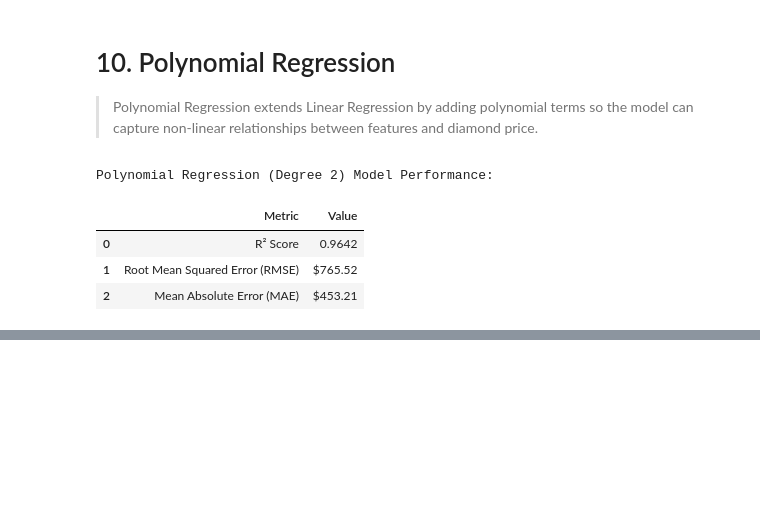
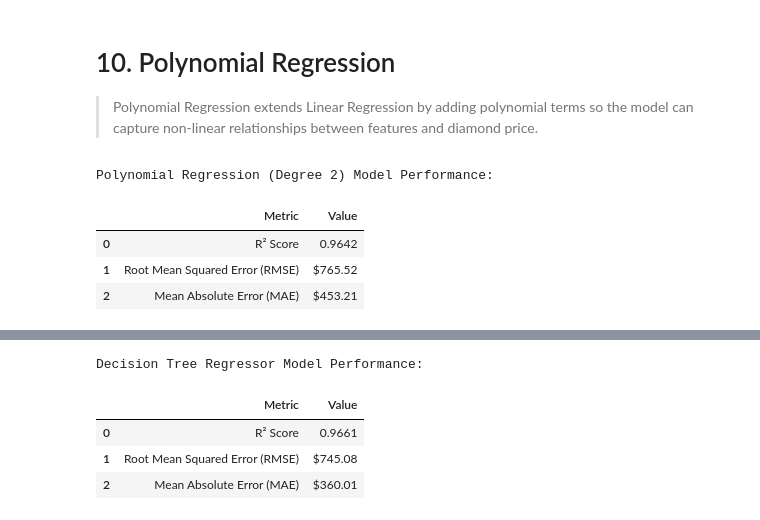
Before and after one commit to anish435/ML_capstone_project, a Jupyter notebook: notebooks/regression.ipynb, the cells around one changed output, grey strips where cells are left out. Saved outputs shown, nothing was run; the diff lists cells and outputs as text; code cells hidden in the pictures; blank space fills up the shorter version.

Commit message:
Regression: Implement Decision Tree Regressor

```diff
--- a/notebooks/regression.ipynb
+++ b/notebooks/regression.ipynb
@@ -932,0 +937,30 @@ Polynomial Regression (Degree 2) Model Performance:
+# %%
+from sklearn.tree import DecisionTreeRegressor
+from sklearn.metrics import r2_score, mean_squared_error, mean_absolute_error
+
+# Initialize and train default Decision Tree Regressor
+dt_model = DecisionTreeRegressor(random_state=42)
+dt_model.fit(X_train_processed, y_train)
+
+# Predict on test set
+y_pred_dt = dt_model.predict(X_test_processed)
+
+# Calculate evaluation metrics
+r2_dt = r2_score(y_test, y_pred_dt)
+rmse_dt = np.sqrt(mean_squared_error(y_test, y_pred_dt))
+mae_dt = mean_absolute_error(y_test, y_pred_dt)
+
+# Display evaluation metrics
+dt_results = pd.DataFrame({
+    'Metric': ['R² Score', 'Root Mean Squared Error (RMSE)', 'Mean Absolute Error (MAE)'],
+    'Value': [f"{r2_dt:.4f}", f"${rmse_dt:,.2f}", f"${mae_dt:,.2f}"]
+})
+
+print("Decision Tree Regressor Model Performance:")
+display(dt_results)
+# %% [output]
+Decision Tree Regressor Model Performance:
+|  | Metric | Value |
+| 0 | R² Score | 0.9661 |
+| 1 | Root Mean Squared Error (RMSE) | $745.08 |
+| 2 | Mean Absolute Error (MAE) | $360.01 |
```
Also changed, not shown: parts of 2 cells of this notebook, 1 other file.
